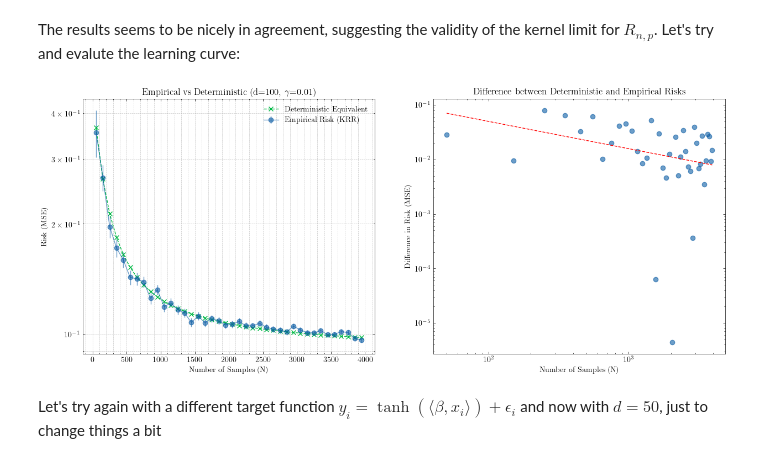
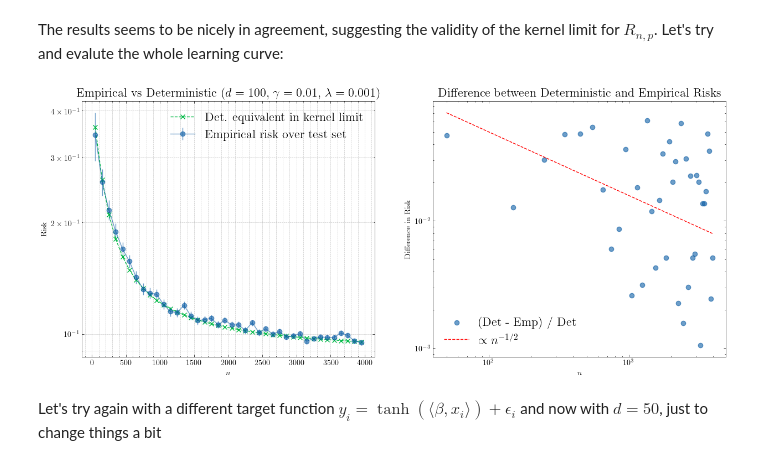
Before and after one commit to lorenzorizzi17/NeuralScaling, a Jupyter notebook: kernelLimit.ipynb, the cells around one changed output. Cells and saved outputs as stored; diff of their text form; code cells hidden in the pictures.

```diff
--- a/kernelLimit.ipynb
+++ b/kernelLimit.ipynb
@@ -134,5 +133,5 @@ Empirical risk for the KRR model: 0.143709
 # %% [markdown]
-The results seems to be nicely in agreement, suggesting the validity of the kernel limit for $R_{n,p}$. Let's try and evalute the learning curve:
+The results seems to be nicely in agreement, suggesting the validity of the kernel limit for $R_{n,p}$. Let's try and evalute the whole learning curve:
 # %%
 NValues = np.arange(50, 4001, 100)
 EmpiricalRisks = []
@@ -159,27 +158,29 @@ for N in NValues:
 # %%
 # Plotting the results
 plt.figure(figsize=(15, 6))
 plt.subplot(1,2,1)
-plt.errorbar(NValues, EmpiricalRisks, yerr=1/np.sqrt(NValues)*np.array(DeterministicRisks), label='Empirical Risk (KRR)', marker='o', alpha=0.6)
-plt.plot(NValues, DeterministicRisks, label='Deterministic Equivalent', marker='x', linestyle='--')
-plt.xlabel('Number of Samples (N)')
-plt.ylabel('Risk (MSE)')
-plt.title(f'Empirical vs Deterministic (d={d}, $\gamma$={gamma})')
-plt.legend()
+plt.errorbar(NValues, EmpiricalRisks, yerr=1/np.sqrt(NValues)*np.array(DeterministicRisks), label='Empirical risk over test set', marker='o', alpha=0.6)
+plt.plot(NValues, DeterministicRisks, label='Det. equivalent in kernel limit', marker='x', linestyle='--')
+plt.xlabel('$n$')
+plt.ylabel('Risk')
+plt.title(f'Empirical vs Deterministic ($d={d}$, $\gamma={gamma}$, $\lambda={lambd}$)', fontsize=16)
+plt.legend(fontsize=16)
 plt.grid(True, which='both', linestyle='--', alpha=0.7)
 plt.yscale('log') # La scala logaritmica aiuta a vedere meglio la discesa
 plt.subplot(1,2,2)
-plt.scatter(NValues, np.abs(np.array(DeterministicRisks) - np.array(EmpiricalRisks)) / np.array(DeterministicRisks), label='Deterministic - Empirical', marker='o', alpha=0.6)
+plt.scatter(NValues, np.abs(np.array(DeterministicRisks) - np.array(EmpiricalRisks)) / np.array(DeterministicRisks), label='(Det - Emp) / Det', marker='o', alpha=0.6)
 #Reference line for N^{-1/2}
-plt.plot(NValues, 0.5 * NValues**(-0.5), label=r'Reference $N^{-1/2}$', color='red', linestyle='--')
+plt.plot(NValues, 0.5 * NValues**(-0.5), label=r'$\propto n^{-1/2}$', color='red', linestyle='--')
 plt.xscale('log')
 plt.yscale('log')
-plt.xlabel('Number of Samples (N)')
-plt.ylabel('Difference in Risk (MSE)')
-plt.title('Difference between Deterministic and Empirical Risks')
+plt.xlabel('$n$')
+plt.ylabel('Difference in Risk')
+plt.title('Difference between Deterministic and Empirical Risks', fontsize=16)
+plt.legend(fontsize=16)
+plt.savefig('kernelLimit.pdf')
 plt.show()
 # %% [output]
-[figure, old version]
+[figure, new version]
 # %% [markdown]
 Let's try again with a different target function $y_i = \tanh(\langle \beta, x_i\rangle) + \epsilon_i$ and now with $d = 50$, just to change things a bit
 # %%
```
Also changed, not shown: parts of 10 cells of this notebook, 1 other file.
